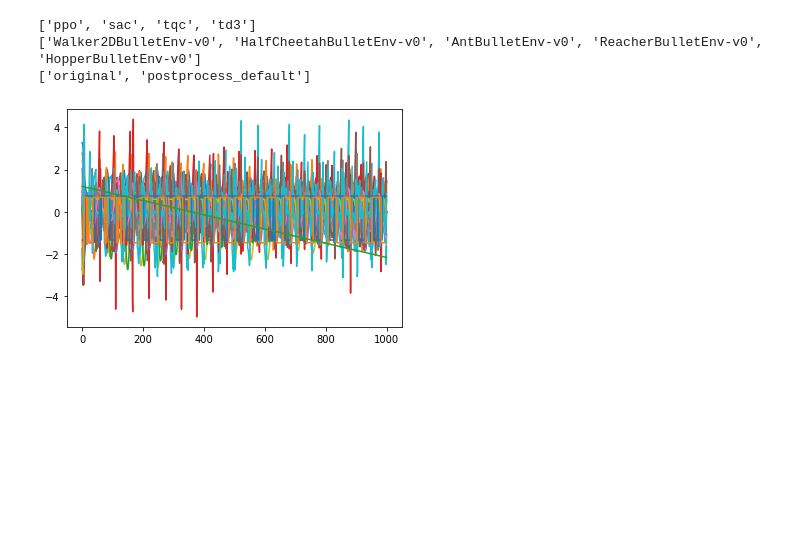
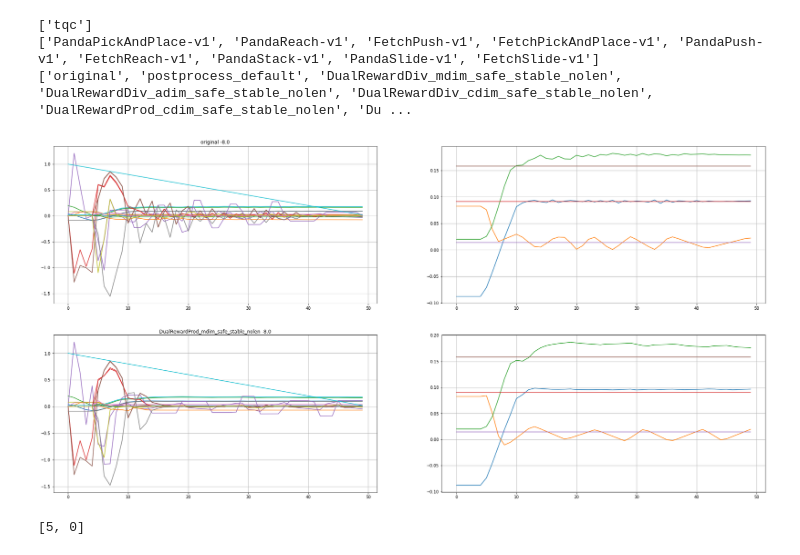
Before and after one commit to sgillen/policy_refinement, a Jupyter notebook: load_agent.ipynb, the cells around one changed output. Saved outputs shown, nothing was run; the diff lists cells and outputs as text; code cells hidden in the pictures; blank space fills up the shorter version.

Commit message:
new keep csv, some other fiddling

```diff
--- a/load_agent.ipynb
+++ b/load_agent.ipynb
@@ -6,11 +6,14 @@ import matplotlib.pyplot as plt
 # import panda_gym # Not in requirements, required for panda envs, get latest from here: https://github.com/qgallouedec/panda-gym , don't use version from pypy
 
 from seagul.zoo3_utils import load_zoo_agent, ALGOS
+from seagul.mesh import dict_to_array
 
 path_to_zoo = "/home/sgillen/work/external/rl-baselines3-zoo/" # Very hacky but this is what we do for now. use: git clone --recursive https://github.com/DLR-RM/rl-baselines3-zoo
 
 #model_dir = os.path.abspath('') + "/keep_agents/bullet_works_rewards/" # Bullet envs with mdim and cdim rewards
-model_dir = os.path.abspath('') + "/keep_agents/default_post_01_001/" # Bullet with no extra reward, just policy refinement with ARS
+#model_dir = os.path.abspath('../') + "/keep_agents/default_post_01_001/" # Bullet with no extra reward, just policy refinement with ARS
+model_dir = os.path.abspath('../') + "/keep_agents/panda0/"
+#model_dir = os.path.abspath('../') + "/keep_agents/bullet_nopost_02_0025/"
 # %%
 # Iterate through save directory and load everything
 
@@ -27,7 +30,7 @@ for algo_file in os.scandir(model_dir):
         env_name = env_dir.split("/")[-1]
         model_dict[algo][env_name] = {}
         env_dict[algo][env_name] = {}
-        env, original_model = load_zoo_agent(env_name, algo, path_to_zoo = path_to_zoo)
+        env, original_model = load_zoo_agent(env_name, algo, zoo_path = path_to_zoo)
         env_dict[algo][env_name] = env
         model_dict[algo][env_name]['original'] = original_model
         for pkl_file in os.scandir(env_dir):
@@ -72,7 +62,7 @@ print(env_list) # Environment
 # Any other name is some new reward functio
 print(post_list)
 # %% [output]
-['ppo', 'sac', 'tqc', 'td3']
-['Walker2DBulletEnv-v0', 'HalfCheetahBulletEnv-v0', 'AntBulletEnv-v0', 'ReacherBulletEnv-v0', 'HopperBulletEnv-v0']
-['original', 'postprocess_default']
+['tqc']
+['PandaPickAndPlace-v1', 'PandaReach-v1', 'FetchPush-v1', 'FetchPickAndPlace-v1', 'PandaPush-v1', 'FetchReach-v1', 'PandaStack-v1', 'PandaSlide-v1', 'FetchSlide-v1']
+['original', 'postprocess_default', 'DualRewardDiv_mdim_safe_stable_nolen', 'DualRewardDiv_adim_safe_stable_nolen', 'DualRewardDiv_cdim_safe_stable_nolen', 'DualRewardProd_cdim_safe_stable_nolen', 'Du ...
 # %%
@@ -119,4 +110,43 @@ obs,act,rew,info = do_rollout_mine(env, model)
-# %%
-plt.plot(obs);
-# %% [output]
-[figure, removed]
+# %%
+#env_name = 'Walker2DBulletEnv-v0'
+
+env_name = "PandaPickAndPlace-v1"
+#env_name = "PandaSlide-v1"
+#env_name = "PandaReach-v1"
+
+#env_name = "FetchReach-v1"
+
+
+
+
+post_inv = ['original', 'DualRewardProd_mdim_safe_stable_nolen']
+#post_inv = post_list
+#post_inv = ['original', 'DualRewardProd_adim_safe_stable_nolen', 'DualRewardDiv_adim_safe_stable_nolen']
+
+
+figs, axs = plt.subplots(len(post_inv),2, figsize = (32,8*len(post_inv)))
+
+seed = np.random.randint(1,2**32-1)
+env = env_dict['tqc'][env_name]
+
+for i, post in enumerate(post_inv):
+    model = model_dict['tqc'][env_name][post]
+    obs,act,rew,info = do_rollout_mine(env, model, seed=seed)
+    obs,ach,des = dict_to_array(obs)
+    axs[i,0].title.set_text(post + ' ' + str(np.sum(rew)))
+
+    axs[i,0].plot(obs)
+    axs[i,0].grid()
+
+    axs[i,1].plot(ach)
+    axs[i,1].plot(des)
+    axs[i,1].grid()
+
+
+
+    #axs[i].legend()
+    #axs[i].set_label(post)
+
+#from seagul.mesh import dict_to_array
+# %% [output]
+[figure, added]
@@ -122,0 +174,4 @@ plt.plot(obs);
+# %%
+counts
+# %% [output]
+[5, 0]
```
Also changed, not shown: parts of 4 cells of this notebook, 5 other files.
